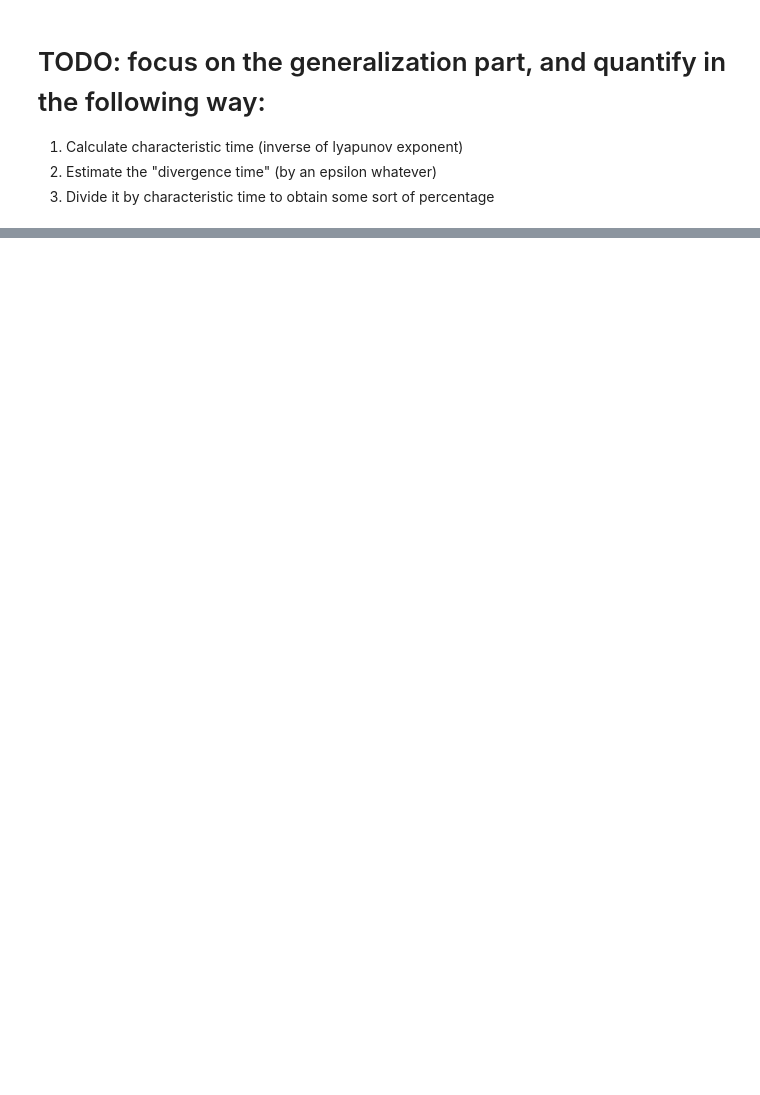
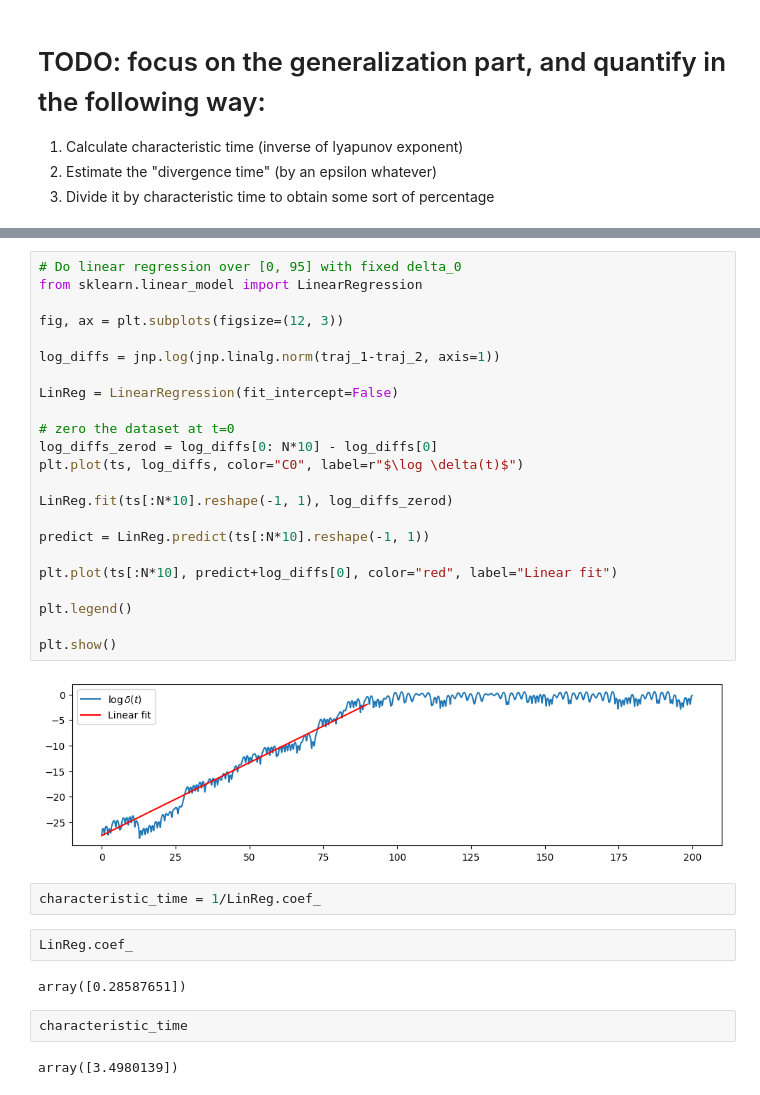
Before and after one commit to OdinMeng/Hybridizing-DeepLearning-and-ClassicalMathematicalModeling, a Jupyter notebook: code/31_3_chua_circuit_jax_part1.ipynb, the cells around one changed output, grey strips where cells are left out. Cells and saved outputs as stored; diff of their text form; blank space fills up the shorter version.

```diff
--- a/code/31_3_chua_circuit_jax_part1.ipynb
+++ b/code/31_3_chua_circuit_jax_part1.ipynb
@@ -709,0 +735,35 @@ altra figura: provo a veder ele MLE
+# %%
+# Do linear regression over [0, 95] with fixed delta_0
+from sklearn.linear_model import LinearRegression
+
+fig, ax = plt.subplots(figsize=(12, 3))
+
+log_diffs = jnp.log(jnp.linalg.norm(traj_1-traj_2, axis=1))
+
+LinReg = LinearRegression(fit_intercept=False)
+
+# zero the dataset at t=0
+log_diffs_zerod = log_diffs[0: N*10] - log_diffs[0]
+plt.plot(ts, log_diffs, color="C0", label=r"$\log \delta(t)$")
+
+LinReg.fit(ts[:N*10].reshape(-1, 1), log_diffs_zerod)
+
+predict = LinReg.predict(ts[:N*10].reshape(-1, 1))
+
+plt.plot(ts[:N*10], predict+log_diffs[0], color="red", label="Linear fit")
+
+plt.legend()
+
+plt.show()
+# %% [output]
+[figure, added]
+# %%
+characteristic_time = 1/LinReg.coef_
+# %%
+LinReg.coef_
+# %% [output]
+array([0.28587651])
+# %%
+characteristic_time
+# %% [output]
+array([3.4980139])
```
Also changed, not shown: parts of 20 cells of this notebook, 28 other files.
